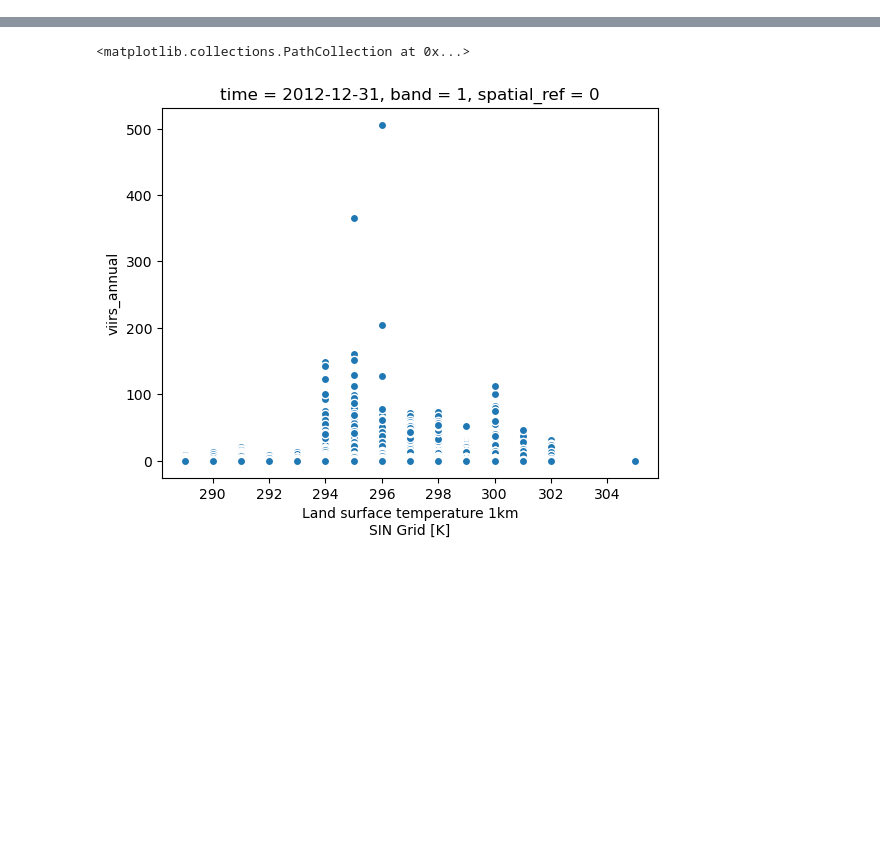
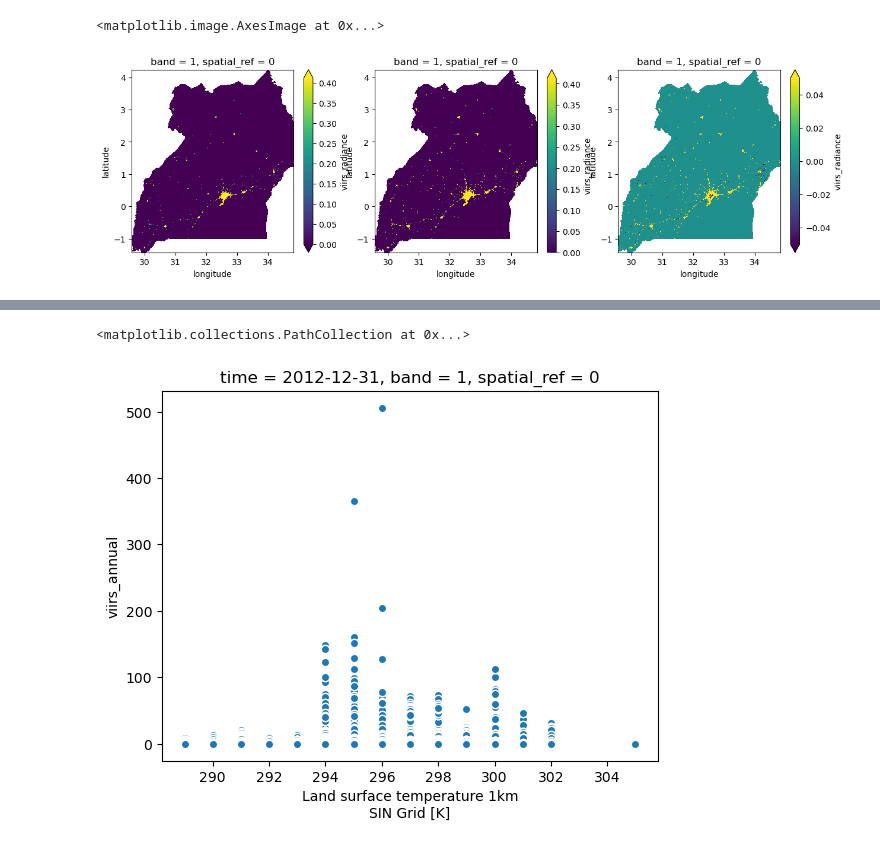
Before and after one commit to felixschulz385/growth-and-temperature, a Jupyter notebook: gnt/experiments/corroboration.ipynb, the cells around one changed output, grey strips where cells are left out. Cells and saved outputs as stored; diff of their text form; code cells hidden in the pictures; blank space fills up the shorter version.

Commit message:
Added visualizations for Beat the Heat Conference poster

```diff
--- a/gnt/experiments/corroboration.ipynb
+++ b/gnt/experiments/corroboration.ipynb
@@ -82,0 +42,9 @@ Error:
+# %%
+cluster = xr.open_zarr("/scicore/home/meiera/schulz0022/projects/growth-and-temperature/data_nobackup/misc/processed/stage_2/gadm/countries_grid.zarr", consolidated = False).subdivisions
+cluster = cluster.rio.write_crs(4326)
+# %%
+from odc.geo.geom import Geometry
+
+#cities = gpd.read_file("/scicore/home/meiera/schulz0022/projects/growth-and-temperature/data_nobackup/misc/raw/cities/urbanspatial-guppd-v1-gpkg.gpkg", engine = "pyogrio", layer="urbanspatial_guppd_v1_polygons")
+countries = gpd.read_file("/scicore/home/meiera/schulz0022/projects/growth-and-temperature/data_nobackup/misc/processed/stage_1/gadm/gadm_levelADM_0_simplified.gpkg")
+subset_geom = Geometry(countries.query("GID_0=='UGA'").geometry.iloc[0], crs=4326)
@@ -82,0 +75,5 @@ Error:
+# %%
+modis_subset = modis.odc.crop(subset_geom)["median"].compute().rename("modis_lst").ffill("latitude", 2)
+viirs_subset = viirs.odc.crop(subset_geom)["viirs_annual"].compute().rename("viirs_radiance")
+land_mask_subset = land_mask.odc.crop(subset_geom)["land_mask"].compute()
+cluster_subset = cluster.odc.crop(subset_geom).compute()
@@ -82,0 +84,4 @@ Error:
+# %%
+merged = xr.merge([round_coords(modis_subset), round_coords(viirs_subset), round_coords(land_mask_subset), round_coords(cluster_subset)], compat='override', join='inner')
+# merged = xr.merge([round_coords(modis_subset), round_coords(dmsp_ext_subset), round_coords(land_mask_subset)], compat='override', join='outer')
+merged = merged.where(merged.land_mask)
@@ -82,0 +92,11 @@ Error:
+# %%
+fig, ax = plt.subplots(1, 3, figsize=(15,4))
+
+qq_vmax = merged.viirs_radiance.quantile(.99)
+
+t1 = merged.viirs_radiance.sel(time=slice("2012-12-31", "2013-12-31")).median("time"); t1.squeeze().plot.imshow(ax = ax[0], vmin = 0, vmax = qq_vmax)
+t2 = merged.viirs_radiance.sel(time=slice("2018-12-31", "2019-12-31")).median("time"); t2.squeeze().plot.imshow(ax = ax[1], vmin = 0, vmax = qq_vmax)
+viirs_subset_ld = (t2 - t1); viirs_subset_ld.squeeze().plot.imshow(ax = ax[2], robust=True)
+# %% [output]
+<matplotlib.image.AxesImage at 0x...>
+[figure, added]
```
Also changed, not shown: parts of 32 cells of this notebook, 9 other files.
